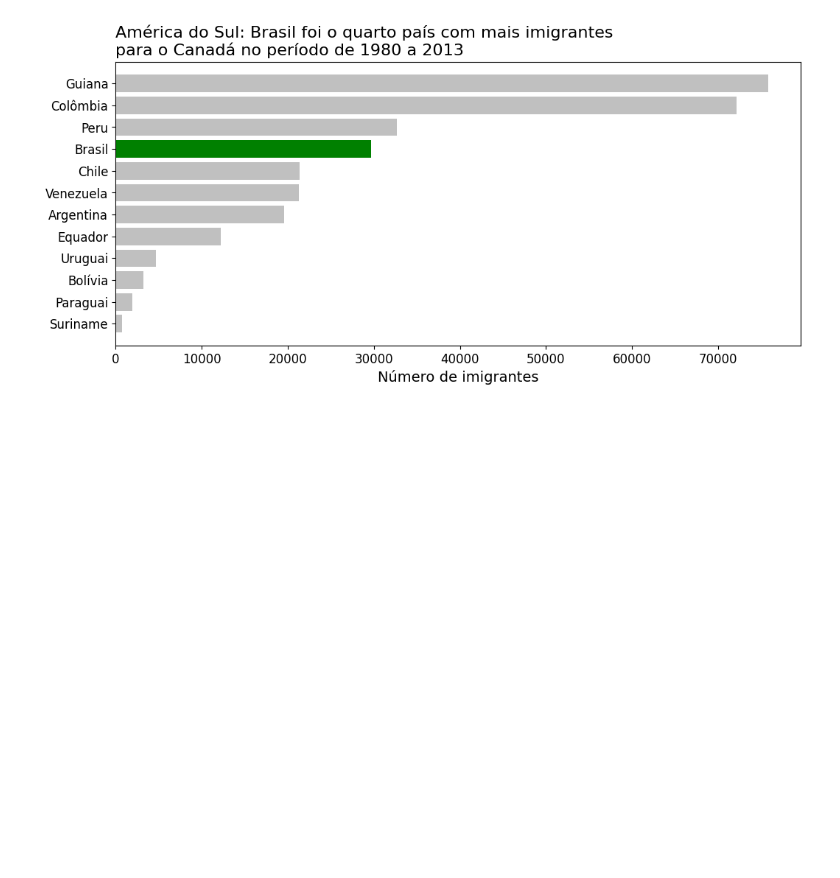
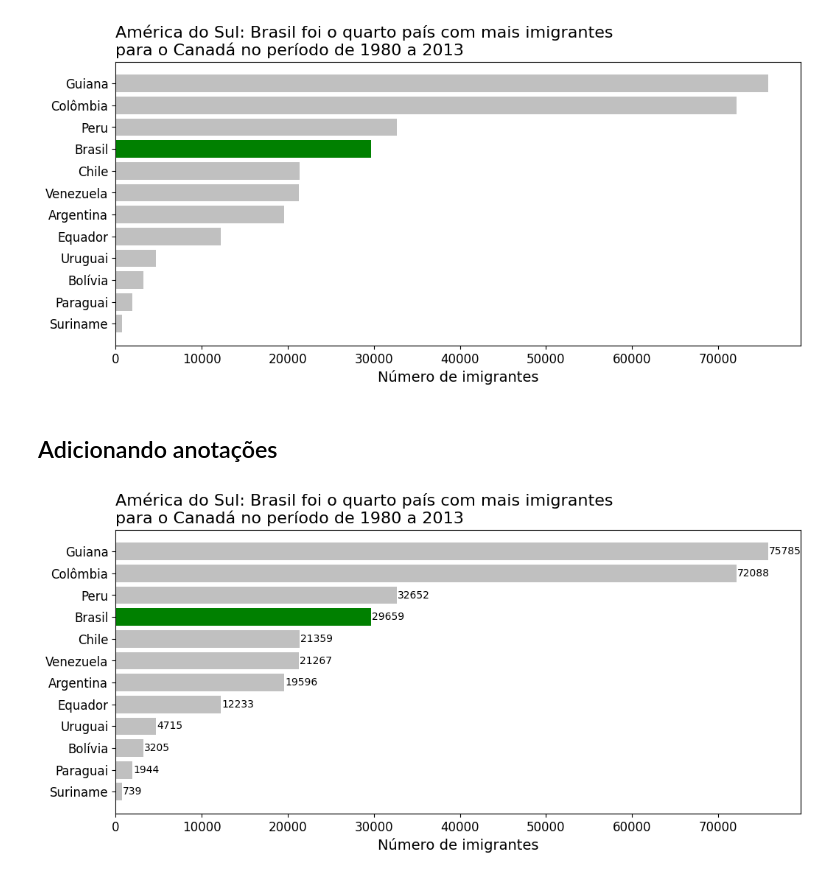
Before and after one commit to profsergiocosta/data_science_study, a Jupyter notebook: courses/data_vizualization_graficos_python/data_vizualization.ipynb, the cells around one changed output. Drawn from its saved outputs; the diff is of its cells as text; code cells hidden in the pictures; blank space fills up the shorter version.

```diff
--- a/courses/data_vizualization_graficos_python/data_vizualization.ipynb
+++ b/courses/data_vizualization_graficos_python/data_vizualization.ipynb
@@ -555,3 +555,22 @@ ax.xaxis.set_tick_params(labelsize=12)
 plt.show()
 # %% [output]
 [figure]
+# %% [markdown]
+## Adicionando anotações
+# %%
+# código omitido
+fig, ax = plt.subplots(figsize=(12, 5))
+ax.barh(america_sul_sorted.index, america_sul_sorted['Total'], color=cores)
+ax.set_title('América do Sul: Brasil foi o quarto país com mais imigrantes\npara o Canadá no período de 1980 a 2013', loc='left', fontsize=16)
+ax.set_xlabel('Número de imigrantes', fontsize=14)
+ax.set_ylabel('')
+ax.yaxis.set_tick_params(labelsize=12)
+ax.xaxis.set_tick_params(labelsize=12)
+
+for i, v in enumerate(america_sul_sorted['Total']):
+    ax.text(v+100 , i, str(v), color='black', fontsize=10, ha='left', va='center')
+
+
+plt.show()
+# %% [output]
+[figure, added]
```
Also changed, not shown: parts of 1 cell of this notebook.
